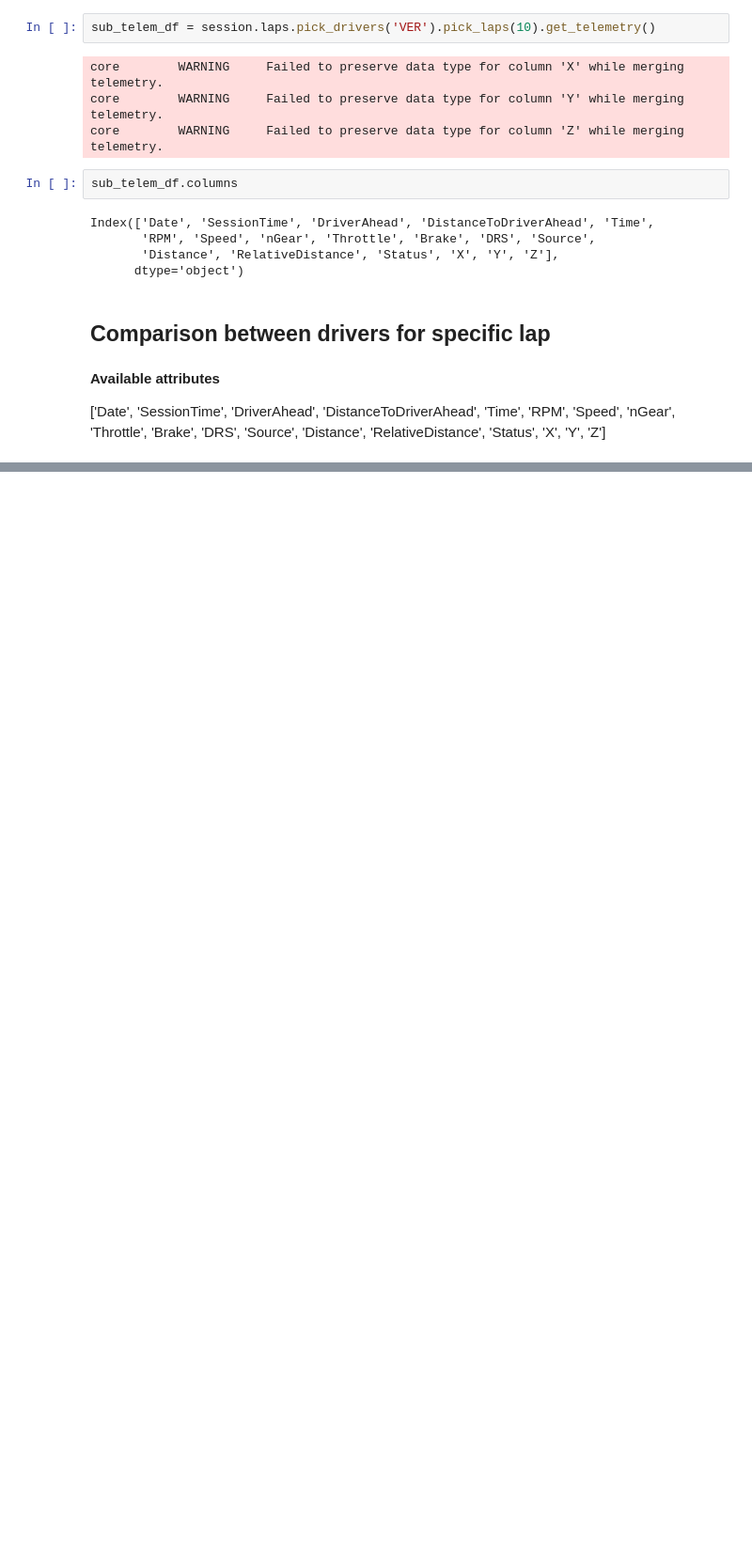
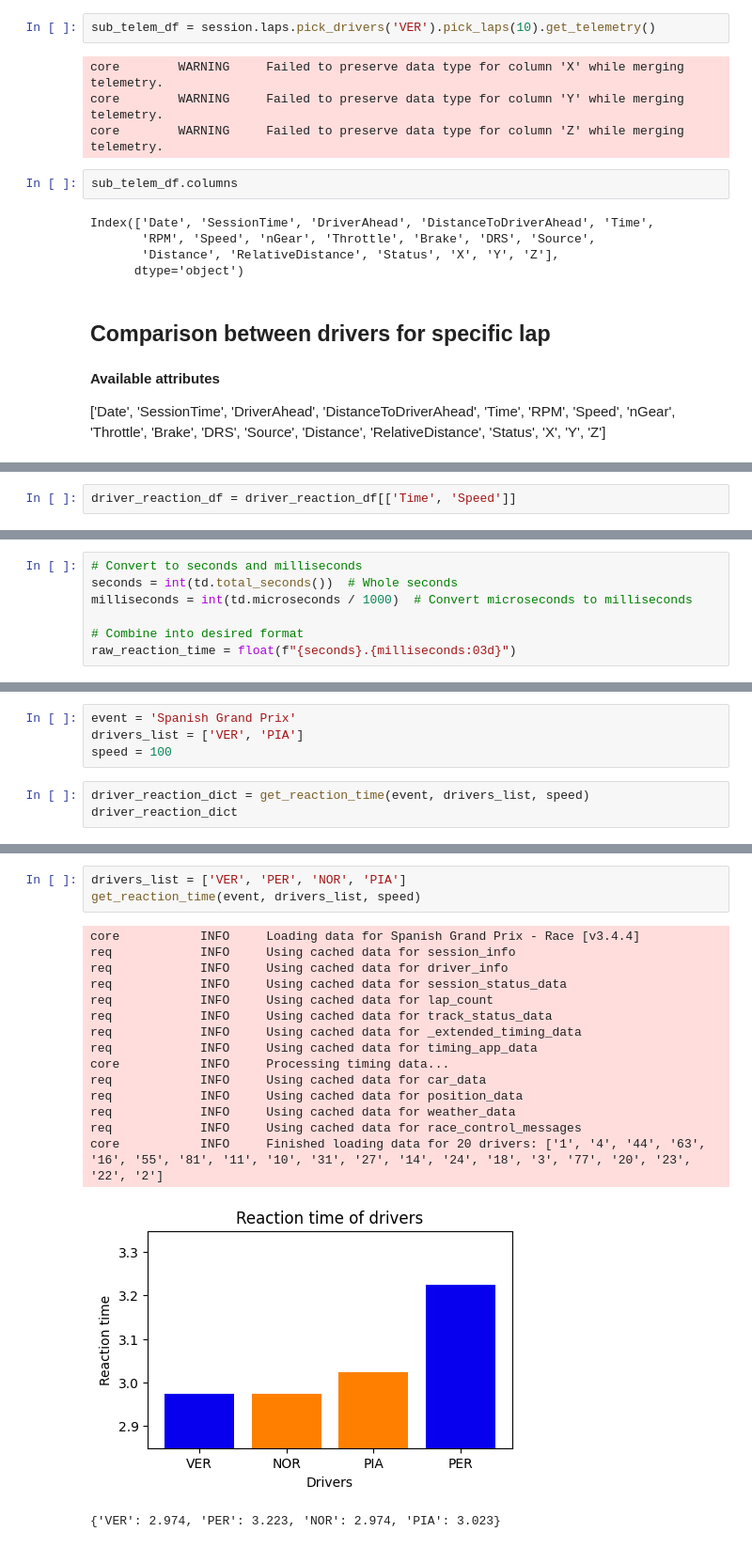
Before and after one commit to mihalisag/data-podium, a Jupyter notebook: telemetry.ipynb, the cells around one changed output, grey strips where cells are left out. Shown at 94% size. Cells and saved outputs as stored; diff of their text form; blank space fills up the shorter version.

```diff
--- a/telemetry.ipynb
+++ b/telemetry.ipynb
@@ -96,0 +156,2 @@ core           INFO     Finished loading data for 20 drivers: ['1', '31', '10',
+# %%
+driver_reaction_df = driver_reaction_df[['Time', 'Speed']]
@@ -96,0 +164,7 @@ core           INFO     Finished loading data for 20 drivers: ['1', '31', '10',
+# %%
+# Convert to seconds and milliseconds
+seconds = int(td.total_seconds())  # Whole seconds
+milliseconds = int(td.microseconds / 1000)  # Convert microseconds to milliseconds
+
+# Combine into desired format
+raw_reaction_time = float(f"{seconds}.{milliseconds:03d}")
@@ -96,0 +175,7 @@ core           INFO     Finished loading data for 20 drivers: ['1', '31', '10',
+# %%
+event = 'Spanish Grand Prix'
+drivers_list = ['VER', 'PIA']
+speed = 100
+# %%
+driver_reaction_dict = get_reaction_time(event, drivers_list, speed)
+driver_reaction_dict
@@ -96,0 +265,20 @@ core           INFO     Finished loading data for 20 drivers: ['1', '31', '10',
+# %%
+drivers_list = ['VER', 'PER', 'NOR', 'PIA']
+get_reaction_time(event, drivers_list, speed)
+# %% [output]
+core           INFO     Loading data for Spanish Grand Prix - Race [v3.4.4]
+req            INFO     Using cached data for session_info
+req            INFO     Using cached data for driver_info
+req            INFO     Using cached data for session_status_data
+req            INFO     Using cached data for lap_count
+req            INFO     Using cached data for track_status_data
+req            INFO     Using cached data for _extended_timing_data
+req            INFO     Using cached data for timing_app_data
+core           INFO     Processing timing data...
+req            INFO     Using cached data for car_data
+req            INFO     Using cached data for position_data
+req            INFO     Using cached data for weather_data
+req            INFO     Using cached data for race_control_messages
+core           INFO     Finished loading data for 20 drivers: ['1', '4', '44', '63', '16', '55', '81', '11', '10', '31', '27', '14', '24', '18', '3', '77', '20', '23', '22', '2']
+[figure, added]
+{'VER': 2.974, 'PER': 3.223, 'NOR': 2.974, 'PIA': 3.023}
```
Also changed, not shown: parts of 15 cells of this notebook, 5 other files.
